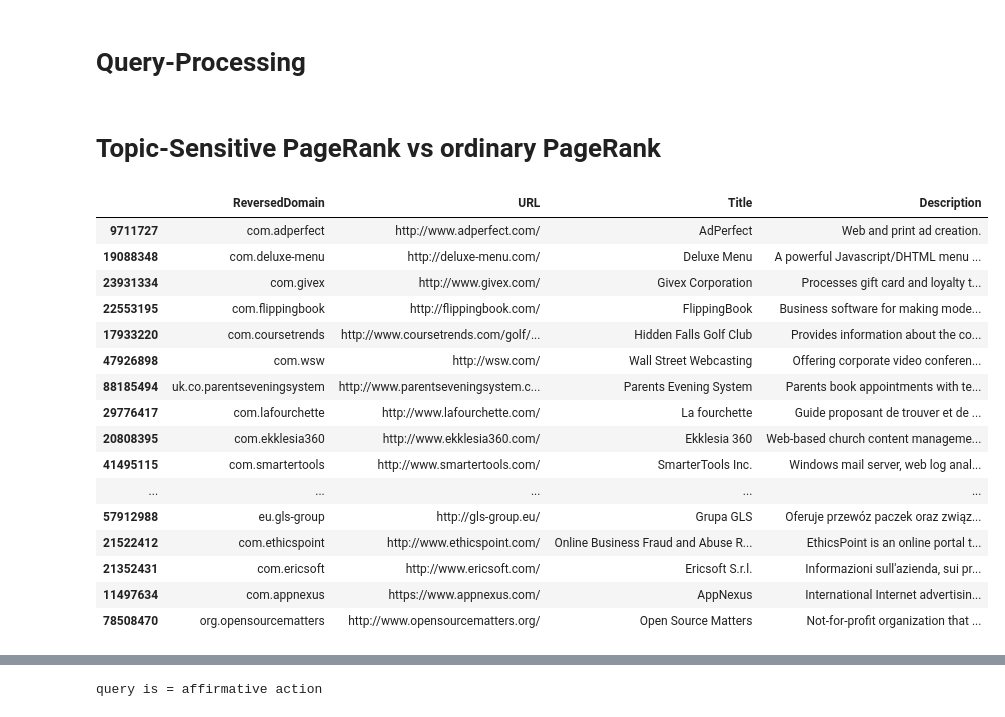
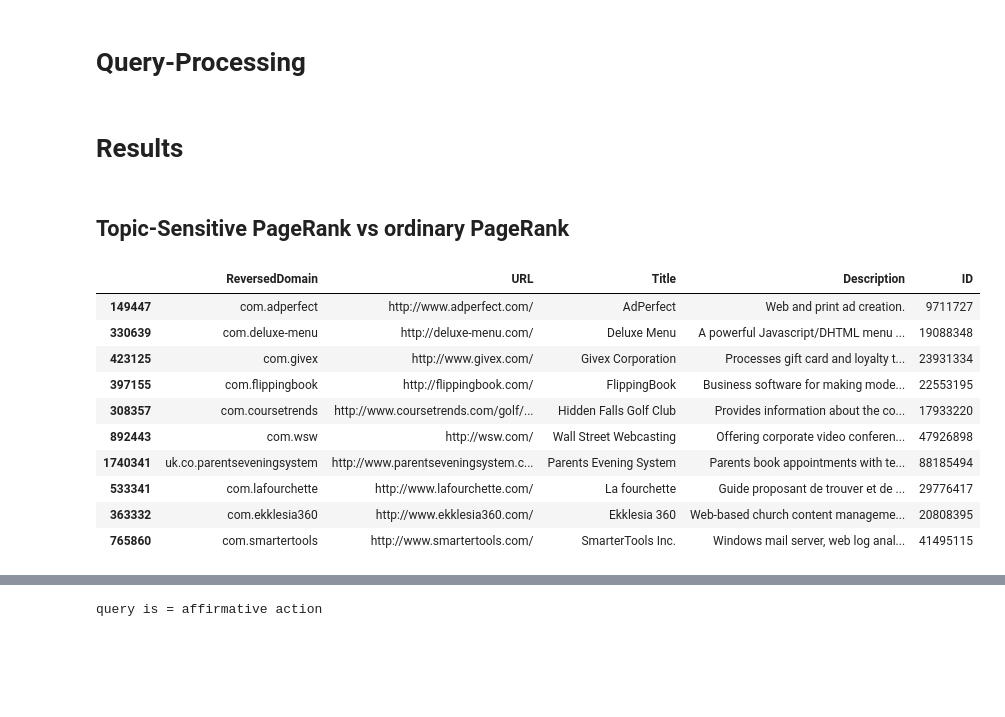
Before and after one commit to brandonm6/topic-sensitive-pagerank, a Jupyter notebook: 4_query_maker.ipynb, the cells around one changed output, grey strips where cells are left out. Cells and saved outputs as stored; diff of their text form; code cells hidden in the pictures; blank space fills up the shorter version.

```diff
--- a/4_query_maker.ipynb
+++ b/4_query_maker.ipynb
@@ -149,36 +149,29 @@ def get_queried_rank(query):
 # %%
 def get_ranking(ts_pr):
-#     ranked_nodes = ts_pr.rename(index=valid_nodes).sort_values(ascending=False)
-#     ranked_df = pagelookup_df.set_index('ID').loc[ranked_nodes.index]
-
-    sorted_indices = ts_pr.nlargest(len(ts_pr)).index
-    ranked_df = pagelookup_df.loc[sorted_indices]
+    sorted_indices = ts_pr.sort_values(ascending=False).index
+    ranked_df = pagelookup_df.iloc[sorted_indices]
 
     return ranked_df
+# %% [markdown]
+# Results
 # %% [markdown]
-# Topic-Sensitive PageRank vs ordinary PageRank
+## Topic-Sensitive PageRank vs ordinary PageRank
 # %%
 ordinary_pr = get_ranking(pr_vectors_df["Unbiased"])
 # %%
-ordinary_pr.head(20)
+ordinary_pr.head(10)
 # %% [output]
-|  | ReversedDomain | URL | Title | Description |
-| 9711727 | com.adperfect | http://www.adperfect.com/ | AdPerfect | Web and print ad creation. |
-| 19088348 | com.deluxe-menu | http://deluxe-menu.com/ | Deluxe Menu | A powerful Javascript/DHTML menu ... |
-| 23931334 | com.givex | http://www.givex.com/ | Givex Corporation | Processes gift card and loyalty t... |
-| 22553195 | com.flippingbook | http://flippingbook.com/ | FlippingBook | Business software for making mode... |
-| 17933220 | com.coursetrends | http://www.coursetrends.com/golf/... | Hidden Falls Golf Club | Provides information about the co... |
-| 47926898 | com.wsw | http://wsw.com/ | Wall Street Webcasting | Offering corporate video conferen... |
-| 88185494 | uk.co.parentseveningsystem | http://www.parentseveningsystem.c... | Parents Evening System | Parents book appointments with te... |
-| 29776417 | com.lafourchette | http://www.lafourchette.com/ | La fourchette | Guide proposant de trouver et de ... |
-| 20808395 | com.ekklesia360 | http://www.ekklesia360.com/ | Ekklesia 360 | Web-based church content manageme... |
-| 41495115 | com.smartertools | http://www.smartertools.com/ | SmarterTools Inc. | Windows mail server, web log anal... |
-| ... | ... | ... | ... | ... |
-| 57912988 | eu.gls-group | http://gls-group.eu/ | Grupa GLS | Oferuje przewóz paczek oraz związ... |
-| 21522412 | com.ethicspoint | http://www.ethicspoint.com/ | Online Business Fraud and Abuse R... | EthicsPoint is an online portal t... |
-| 21352431 | com.ericsoft | http://www.ericsoft.com/ | Ericsoft S.r.l. | Informazioni sull'azienda, sui pr... |
-| 11497634 | com.appnexus | https://www.appnexus.com/ | AppNexus | International Internet advertisin... |
-| 78508470 | org.opensourcematters | http://www.opensourcematters.org/ | Open Source Matters | Not-for-profit organization that ... |
+|  | ReversedDomain | URL | Title | Description | ID |
+| 149447 | com.adperfect | http://www.adperfect.com/ | AdPerfect | Web and print ad creation. | 9711727 |
+| 330639 | com.deluxe-menu | http://deluxe-menu.com/ | Deluxe Menu | A powerful Javascript/DHTML menu ... | 19088348 |
+| 423125 | com.givex | http://www.givex.com/ | Givex Corporation | Processes gift card and loyalty t... | 23931334 |
+| 397155 | com.flippingbook | http://flippingbook.com/ | FlippingBook | Business software for making mode... | 22553195 |
+| 308357 | com.coursetrends | http://www.coursetrends.com/golf/... | Hidden Falls Golf Club | Provides information about the co... | 17933220 |
+| 892443 | com.wsw | http://wsw.com/ | Wall Street Webcasting | Offering corporate video conferen... | 47926898 |
+| 1740341 | uk.co.parentseveningsystem | http://www.parentseveningsystem.c... | Parents Evening System | Parents book appointments with te... | 88185494 |
+| 533341 | com.lafourchette | http://www.lafourchette.com/ | La fourchette | Guide proposant de trouver et de ... | 29776417 |
+| 363332 | com.ekklesia360 | http://www.ekklesia360.com/ | Ekklesia 360 | Web-based church content manageme... | 20808395 |
+| 765860 | com.smartertools | http://www.smartertools.com/ | SmarterTools Inc. | Windows mail server, web log anal... | 41495115 |
 # %%
 random_query = term_vectors_df["Terms"].sample(n=1).values[0]
 print("query is =", random_query)
```
Also changed, not shown: parts of 16 cells of this notebook, 2 other files.
